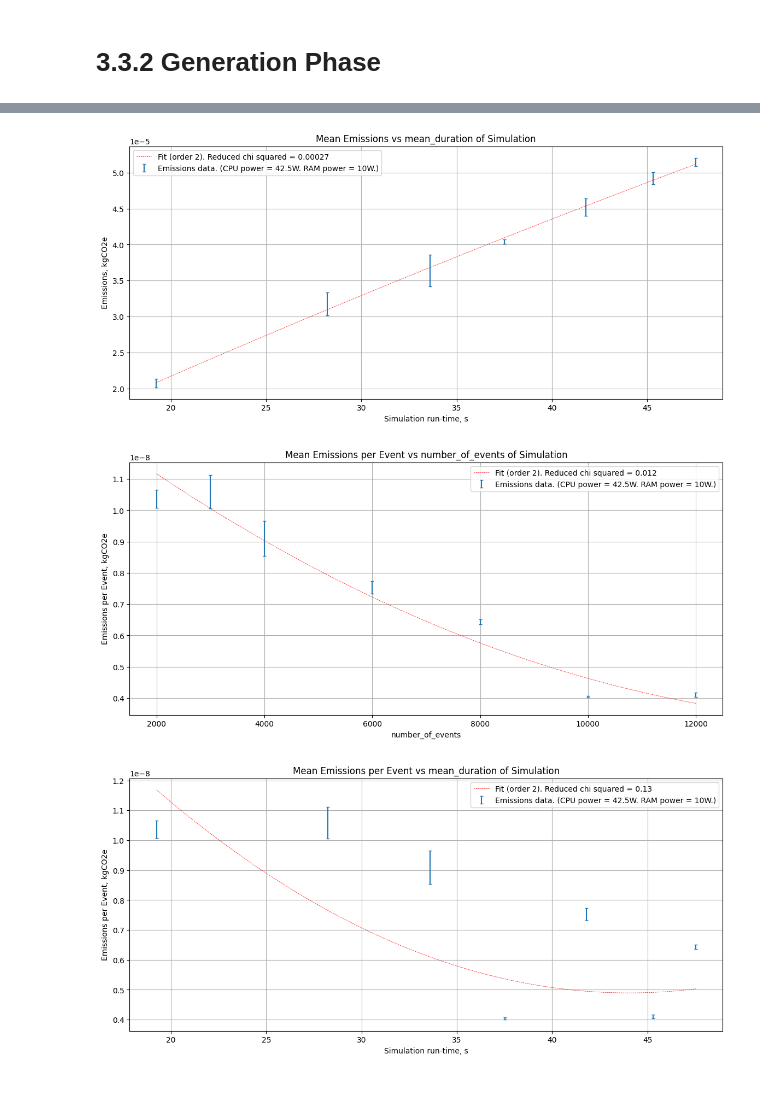
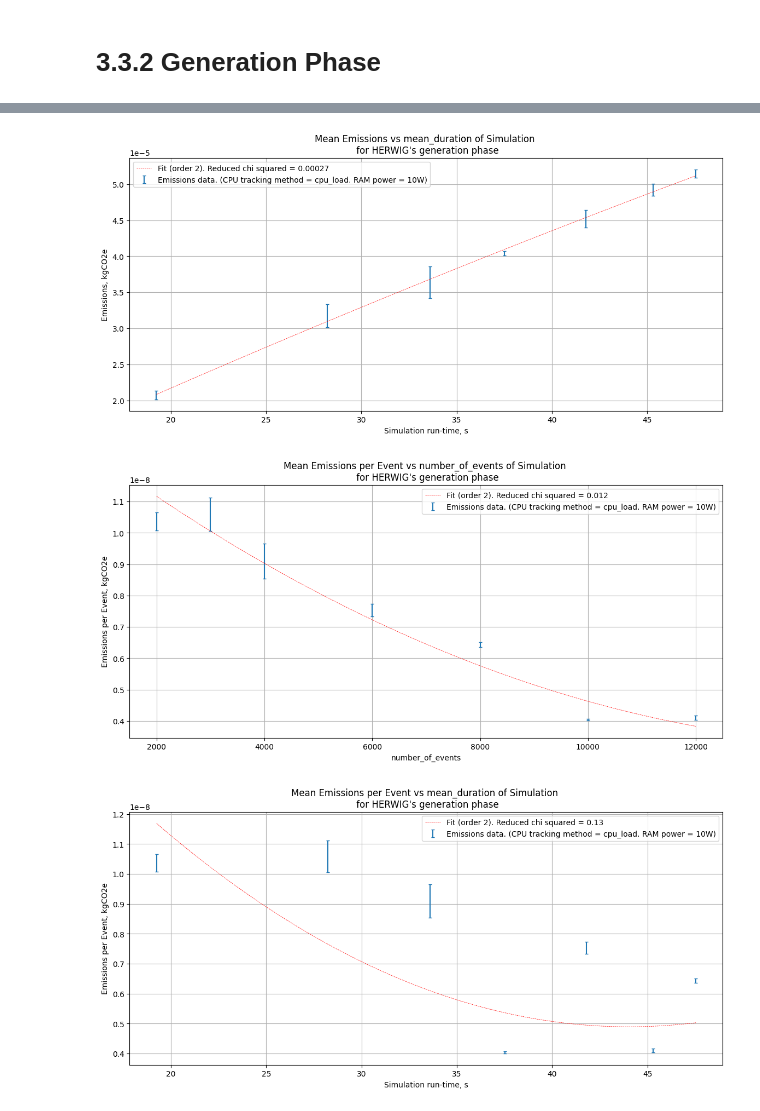
Before and after one commit to rosieschiffmann/herwig-emission-tracking, a Jupyter notebook: Plotting_herwig_cc.ipynb, the cells around one changed output, grey strips where cells are left out. Drawn from its saved outputs; the diff is of its cells as text; code cells hidden in the pictures.

```diff
--- a/Plotting_herwig_cc.ipynb
+++ b/Plotting_herwig_cc.ipynb
@@ -274,9 +276,11 @@ Here we will plot how emissions change with respect to simulation complexity. Th
 # %%
-def emissions_plotter(df, x_variable, y_variable = "mean_emissions", y_err = "emissions_err", fit=False, fit_order=None):
+def emissions_plotter(process, df, x_variable, y_variable = "mean_emissions", y_err = "emissions_err", fit=False, fit_order=None):
     """
     Creates plot of emissions vs x_variable, with optional polyfit.
 
     Parameters:
+     - process: string, either 'integration' or 'generation', to reflect whether the plot represents the integration or
+    generation phase of simulation.
     - df: pandas.DataFrame, containing the data to be plotted.
     - x_variable: string, name of x-axis variable from df for plotting
     - y_variable: string, name of the y-axis variable from df for plotting. Should be either "mean_emissions" or
@@ -298,7 +302,7 @@ def emissions_plotter(df, x_variable, y_variable = "mean_emissions", y_err = "em
 
     #plot emissions data
     plt.figure()
-    plt.errorbar(df[x_variable], df[y_variable], yerr=df[y_err], fmt="none", capsize=2, label = "Emissions data. (CPU power = 42.5W. RAM power = 10W.)")
+    plt.errorbar(df[x_variable], df[y_variable], yerr=df[y_err], fmt="none", capsize=2, label = "Emissions data. (CPU tracking method = cpu_load. RAM power = 10W)")
 
     #perform polyfit if fit=True
     if fit:
@@ -327,10 +331,10 @@ def emissions_plotter(df, x_variable, y_variable = "mean_emissions", y_err = "em
     #plot details
     if y_variable == 'mean_emissions':
         plt.ylabel('Emissions, kgCO2e')
-        plt.title(f'Mean Emissions vs {x_variable} of Simulation')
+        plt.title(f"Mean Emissions vs {x_variable} of Simulation \n for HERWIG's {process} phase")
     if y_variable == 'emissions_per_event':
         plt.ylabel('Emissions per Event, kgCO2e')
-        plt.title(f'Mean Emissions per Event vs {x_variable} of Simulation')
+        plt.title(f"Mean Emissions per Event vs {x_variable} of Simulation \n for HERWIG's {process} phase")
     plt.grid()
     plt.legend()
     plt.show()
@@ -355,11 +359,11 @@ emissions_plotter(int_summary_df, "mean_duration", 'emissions_per_event', 'emiss
 # 3.3.2 Generation Phase
 # %%
 #plot mean emissions in integration phase vs number of events simulated
-emissions_plotter(gen_summary_df, "number_of_events", 'mean_emissions', 'emissions_err', True, 2)
+emissions_plotter('generation', gen_summary_df, "number_of_events", 'mean_emissions', 'emissions_err', True, 2)
 #plot mean emissions in integration phase vs mean duration of simulation
-emissions_plotter(gen_summary_df, "mean_duration", 'mean_emissions', 'emissions_err', True, 2)
+emissions_plotter('generation', gen_summary_df, "mean_duration", 'mean_emissions', 'emissions_err', True, 2)
 #plot mean emissions per event in integration phase vs number of events simulated
-emissions_plotter(gen_summary_df, "number_of_events", 'emissions_per_event', 'emissions_per_event_err', True, 2)
+emissions_plotter('generation', gen_summary_df, "number_of_events", 'emissions_per_event', 'emissions_per_event_err', True, 2)
 #plot mean emissions per event in integration phase vs mean duration of simulation
-emissions_plotter(gen_summary_df, "mean_duration", 'emissions_per_event', 'emissions_per_event_err', True, 2)
+emissions_plotter('generation', gen_summary_df, "mean_duration", 'emissions_per_event', 'emissions_per_event_err', True, 2)
 # %% [output]
@@ -367,3 +371,3 @@ emissions_plotter(gen_summary_df, "mean_duration", 'emissions_per_event', 'emiss
-[figure, old version]
+[figure, new version]
-[figure, old version]
+[figure, new version]
-[figure, old version]
+[figure, new version]
```
Also changed, not shown: parts of 9 cells of this notebook.
